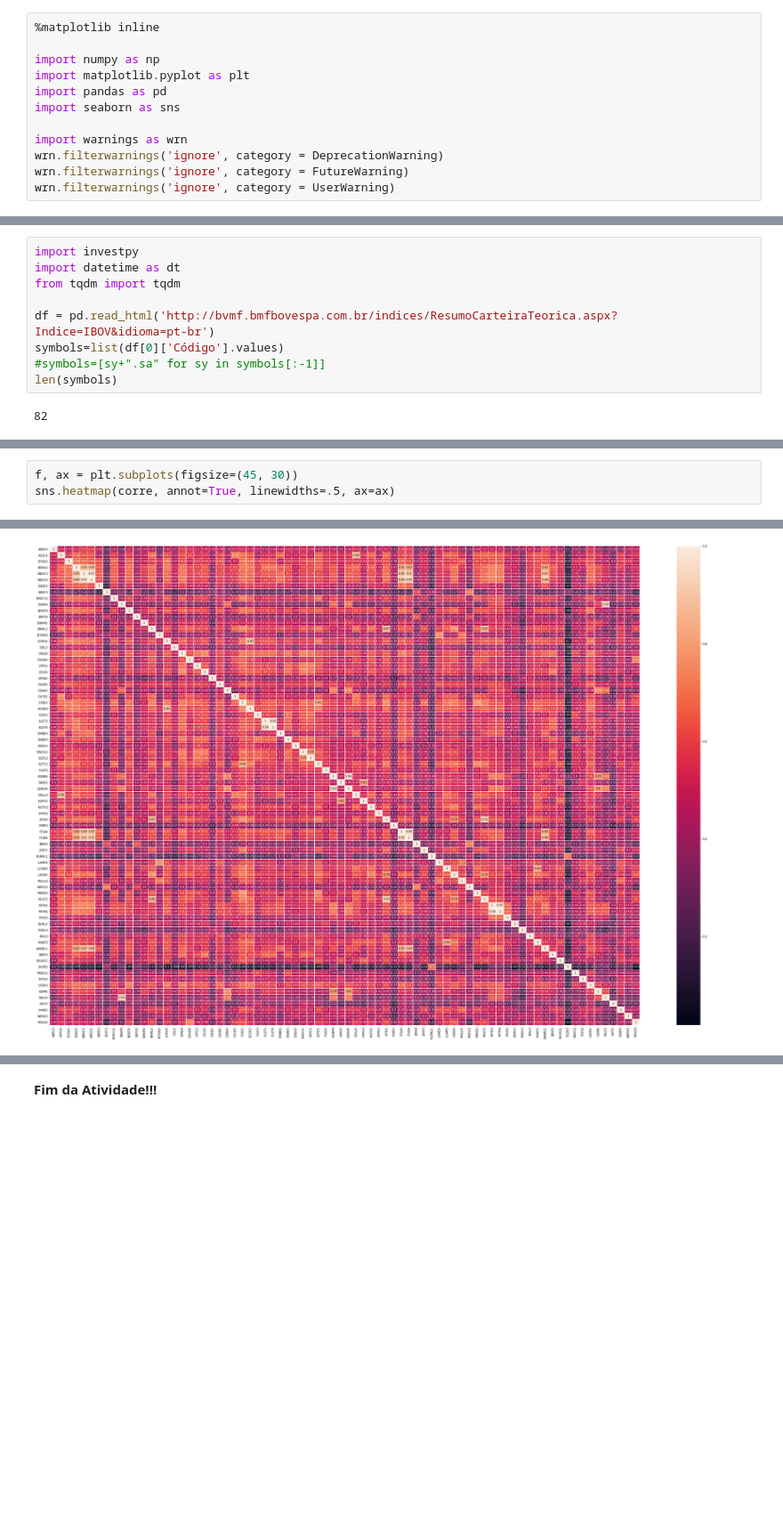
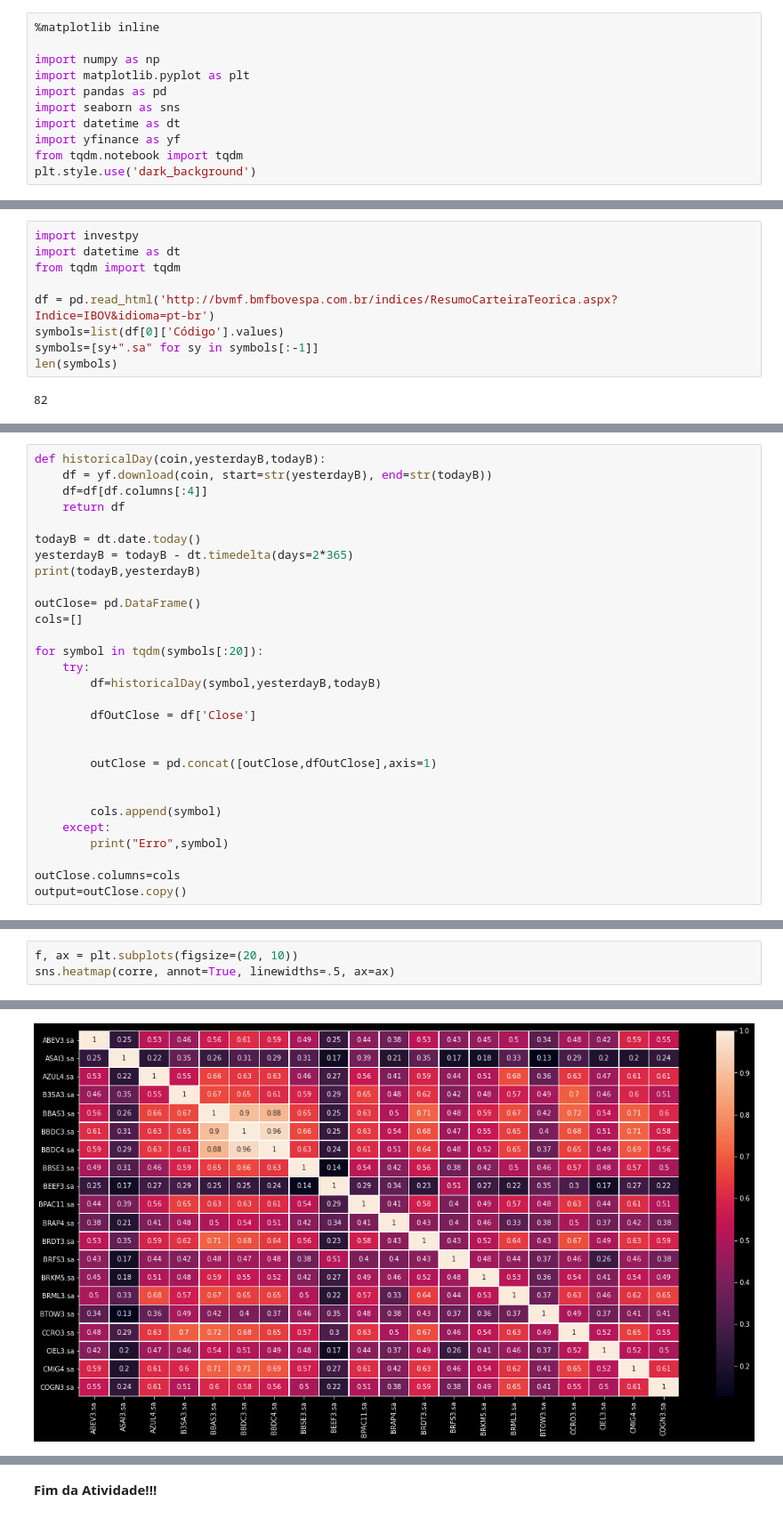
Before and after one commit to marcelinoandrade/Processamento-Digital-de-Sinais-Financeiros, a Jupyter notebook: Aula 1 - Modelagem do Preço, Retorno, Correlação e Sharpe.ipynb, the cells around one changed output, grey strips where cells are left out. Shown at 89% size. Drawn from its saved outputs; the diff is of its cells as text; blank space fills up the shorter version.

Commit message:
Aula 1 & Python - Jupyter - Notebook

```diff
--- a/Aula 1 - Modelagem do Preço, Retorno, Correlação e Sharpe.ipynb
+++ b/Aula 1 - Modelagem do Preço, Retorno, Correlação e Sharpe.ipynb
@@ -46,11 +46,10 @@ import numpy as np
 import matplotlib.pyplot as plt
 import pandas as pd
 import seaborn as sns
-
-import warnings as wrn
-wrn.filterwarnings('ignore', category = DeprecationWarning)
-wrn.filterwarnings('ignore', category = FutureWarning)
-wrn.filterwarnings('ignore', category = UserWarning)
+import datetime as dt
+import yfinance as yf
+from tqdm.notebook import tqdm
+plt.style.use('dark_background')
 # %% [markdown]
 <div id="Brownian motion">
     <h2>1) Modelo de Preço com Movimento Browniano</h2>
@@ -454,7 +471,7 @@ from tqdm import tqdm
 
 df = pd.read_html('http://bvmf.bmfbovespa.com.br/indices/ResumoCarteiraTeorica.aspx?Indice=IBOV&idioma=pt-br')
 symbols=list(df[0]['Código'].values)
-#symbols=[sy+".sa" for sy in symbols[:-1]]
+symbols=[sy+".sa" for sy in symbols[:-1]]
 len(symbols)
 # %% [output]
 82
@@ -486,0 +478,29 @@ Erro = Quantidade Teórica Total  Redutor
+# %%
+def historicalDay(coin,yesterdayB,todayB):
+    df = yf.download(coin, start=str(yesterdayB), end=str(todayB))
+    df=df[df.columns[:4]]
+    return df
+
+todayB = dt.date.today()
+yesterdayB = todayB - dt.timedelta(days=2*365)
+print(todayB,yesterdayB)
+
+outClose= pd.DataFrame()
+cols=[]
+
+for symbol in tqdm(symbols[:20]):
+    try:
+        df=historicalDay(symbol,yesterdayB,todayB)
+
+        dfOutClose = df['Close']
+
+
+        outClose = pd.concat([outClose,dfOutClose],axis=1)
+
+
+        cols.append(symbol)
+    except:
+        print("Erro",symbol)
+
+outClose.columns=cols
+output=outClose.copy()
@@ -505,7 +560,7 @@ corre
 # %%
-f, ax = plt.subplots(figsize=(45, 30))
+f, ax = plt.subplots(figsize=(20, 10))
 sns.heatmap(corre, annot=True, linewidths=.5, ax=ax)
 # %% [output]
 <AxesSubplot:>
-[figure, old version]
+[figure, new version]
 # %%
```
Also changed, not shown: parts of 22 cells of this notebook.
